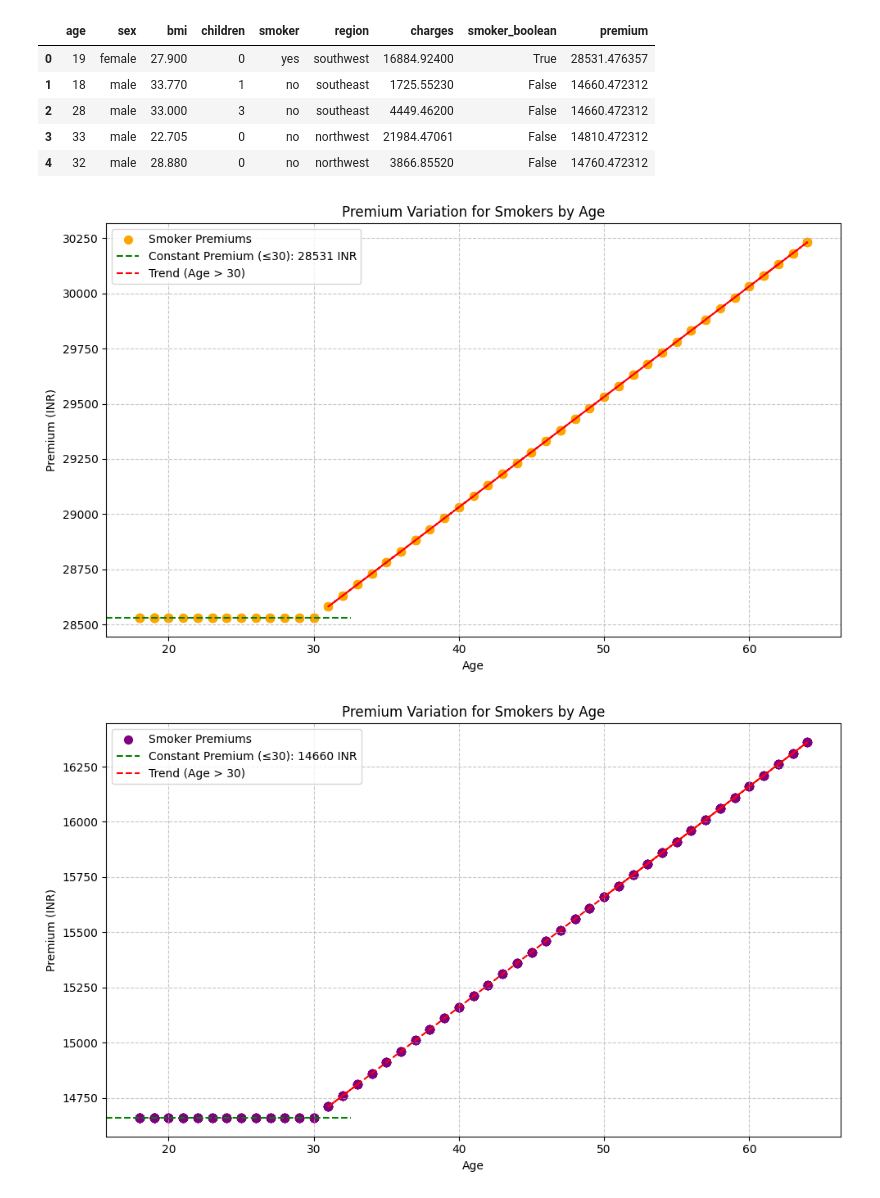
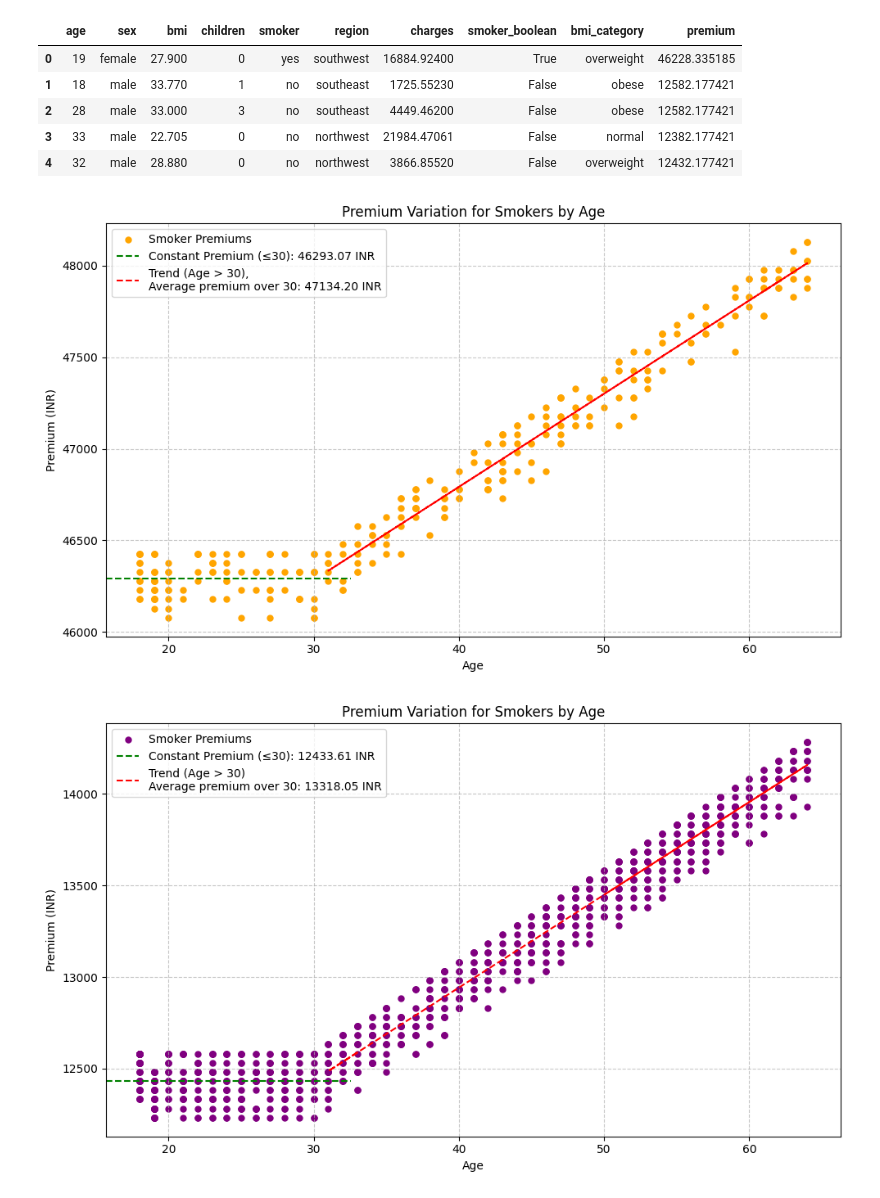
Before and after one commit to Shashwat2802/Health_insurance_pricing, a Jupyter notebook: src/analysis.ipynb, the cells around one changed output. Saved outputs shown, nothing was run; the diff lists cells and outputs as text; code cells hidden in the pictures.

```diff
--- a/src/analysis.ipynb
+++ b/src/analysis.ipynb
@@ -24,5 +24,11 @@ probability of smoker:0.5474452554744526 and of non smoker : 0.4342105263157895
-# %%
-df["premium"] = df.apply(lambda row: calculate_premium(row["age"], row["smoker_boolean"]), axis=1)
+# %%
+df['bmi_category'] = pd.cut(df['bmi'], bins=[0, 18.5, 25, 30, float('inf')],labels=['underweight', 'normal', 'overweight', 'obese'])
+# %%
+try:
+    df["premium"] = df.apply(lambda row: calculate_premium(row["age"], row["smoker_boolean"], row["region"], row["bmi_category"]), axis=1)
+except (ValueError, TypeError) as e:
+    print(f"Validation Error: {e}")
+    raise
 # %%
 df = df.copy()
 # %%
@@ -35,29 +47,29 @@ Name: premium, dtype: float64
 # %%
 df.head()
 # %% [output]
-|  | age | sex | bmi | children | smoker | region | charges | smoker_boolean | premium |
-| 0 | 19 | female | 27.900 | 0 | yes | southwest | 16884.92400 | True | 28531.476357 |
-| 1 | 18 | male | 33.770 | 1 | no | southeast | 1725.55230 | False | 14660.472312 |
-| 2 | 28 | male | 33.000 | 3 | no | southeast | 4449.46200 | False | 14660.472312 |
-| 3 | 33 | male | 22.705 | 0 | no | northwest | 21984.47061 | False | 14810.472312 |
-| 4 | 32 | male | 28.880 | 0 | no | northwest | 3866.85520 | False | 14760.472312 |
+|  | age | sex | bmi | children | smoker | region | charges | smoker_boolean | bmi_category | premium |
+| 0 | 19 | female | 27.900 | 0 | yes | southwest | 16884.92400 | True | overweight | 46228.335185 |
+| 1 | 18 | male | 33.770 | 1 | no | southeast | 1725.55230 | False | obese | 12582.177421 |
+| 2 | 28 | male | 33.000 | 3 | no | southeast | 4449.46200 | False | obese | 12582.177421 |
+| 3 | 33 | male | 22.705 | 0 | no | northwest | 21984.47061 | False | normal | 12382.177421 |
+| 4 | 32 | male | 28.880 | 0 | no | northwest | 3866.85520 | False | overweight | 12432.177421 |
 # %%
 smoker_data=df.query("smoker_boolean==True")[["age","premium"]]
 plt.figure(figsize=(10, 6))
 
-# Plot scatter
-plt.scatter(smoker_data["age"], smoker_data["premium"], color="orange", s=50, label="Smoker Premiums")
+
+plt.scatter(smoker_data["age"], smoker_data["premium"], color="orange", s=25, label="Smoker Premiums")
 
 under_30_data = smoker_data[smoker_data["age"] <= 30]
 if not under_30_data.empty:
     expected_premium = under_30_data["premium"].mean()
-    plt.axhline(y=expected_premium, xmin=0, xmax=2/6, color="green", linestyle="--", label=f"Constant Premium (≤30): {expected_premium:.0f} INR")
+    plt.axhline(y=expected_premium, xmin=0, xmax=2/6, color="green", linestyle="--", label=f"Constant Premium (≤30): {expected_premium:.2f} INR")
 
 over_30_data = smoker_data[smoker_data["age"] > 30]
 if not over_30_data.empty:
     z = np.polyfit(over_30_data["age"], over_30_data["premium"], 1)
     p = np.poly1d(z)
-    plt.plot(over_30_data["age"], p(over_30_data["age"]), "r--", label="Trend (Age > 30)")
+    plt.plot(over_30_data["age"], p(over_30_data["age"]), "r--", label=f"Trend (Age > 30),\nAverage premium over 30: {over_30_data['premium'].mean():.2f} INR")
 
 plt.title("Premium Variation for Smokers by Age", fontsize=12)
 plt.xlabel("Age", fontsize=10)
@@ -67,31 +79,31 @@ plt.legend()
 plt.tight_layout()
 plt.show()
 # %% [output]
-[figure, old version]
+[figure, new version]
 # %%
 smoker_data=df.query("smoker_boolean==False")[["age","premium"]]
 plt.figure(figsize=(10, 6))
 
-# Plot scatter
-plt.scatter(smoker_data["age"], smoker_data["premium"], color="purple", s=50, label="Smoker Premiums")
+
+plt.scatter(smoker_data["age"], smoker_data["premium"], color="purple", s=25, label="Smoker Premiums")
 
 under_30_data = smoker_data[smoker_data["age"] <= 30]
 if not under_30_data.empty:
     expected_premium = under_30_data["premium"].mean()
-    plt.axhline(y=expected_premium, xmin=0, xmax=2/6, color="green", linestyle="--", label=f"Constant Premium (≤30): {expected_premium:.0f} INR")
+    plt.axhline(y=expected_premium, xmin=0, xmax=2/6, color="green", linestyle="--", label=f"Constant Premium (≤30): {expected_premium:.2f} INR")
 
 over_30_data = smoker_data[smoker_data["age"] > 30]
 if not over_30_data.empty:
     z = np.polyfit(over_30_data["age"], over_30_data["premium"], 1)
     p = np.poly1d(z)
-    plt.plot(over_30_data["age"], p(over_30_data["age"]), "r--", label="Trend (Age > 30)")
+    plt.plot(over_30_data["age"], p(over_30_data["age"]), "r--", label=f"Trend (Age > 30)\nAverage premium over 30: {over_30_data['premium'].mean():.2f} INR")
 
 plt.title("Premium Variation for Smokers by Age", fontsize=12)
 plt.xlabel("Age", fontsize=10)
 plt.ylabel("Premium (INR)", fontsize=10)
 plt.grid(True, linestyle="--", alpha=0.7)
 plt.legend()
 plt.tight_layout()
 plt.show()
 # %% [output]
-[figure, old version]
+[figure, new version]
```
Also changed, not shown: parts of 12 cells of this notebook, 1 other file.
